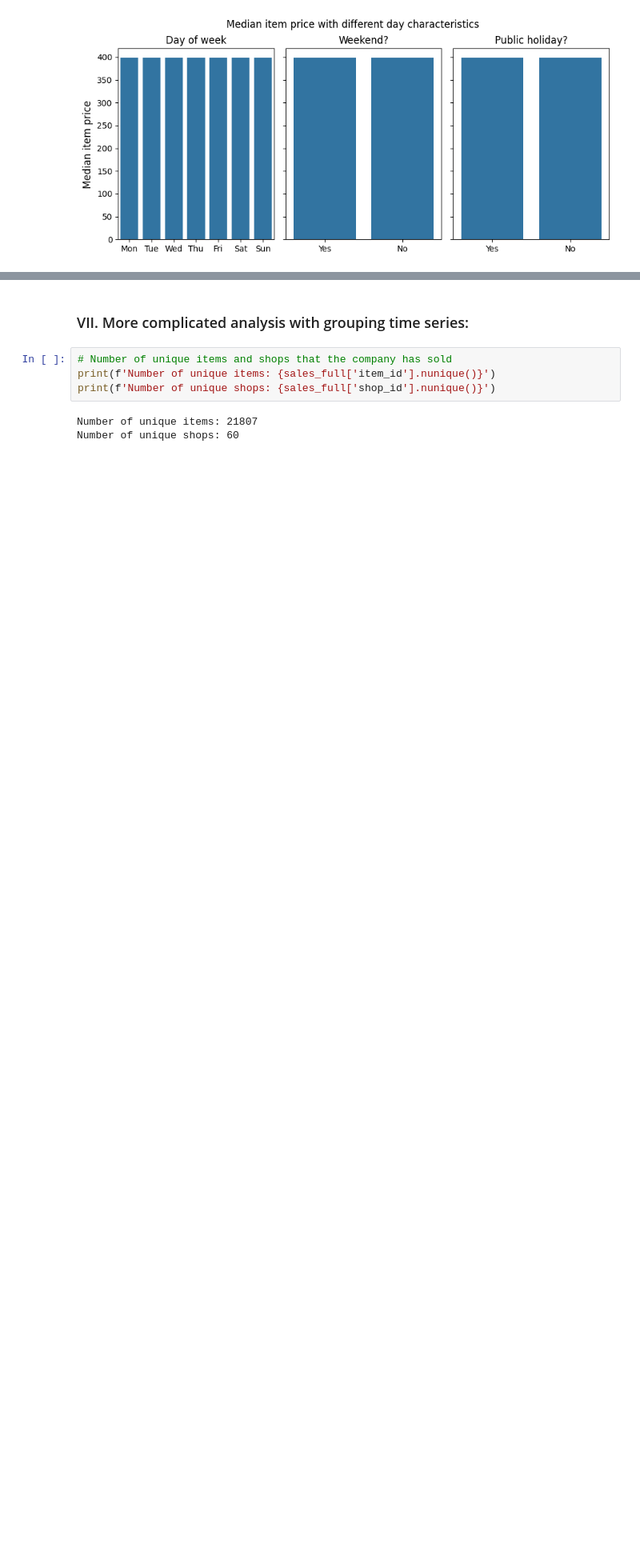
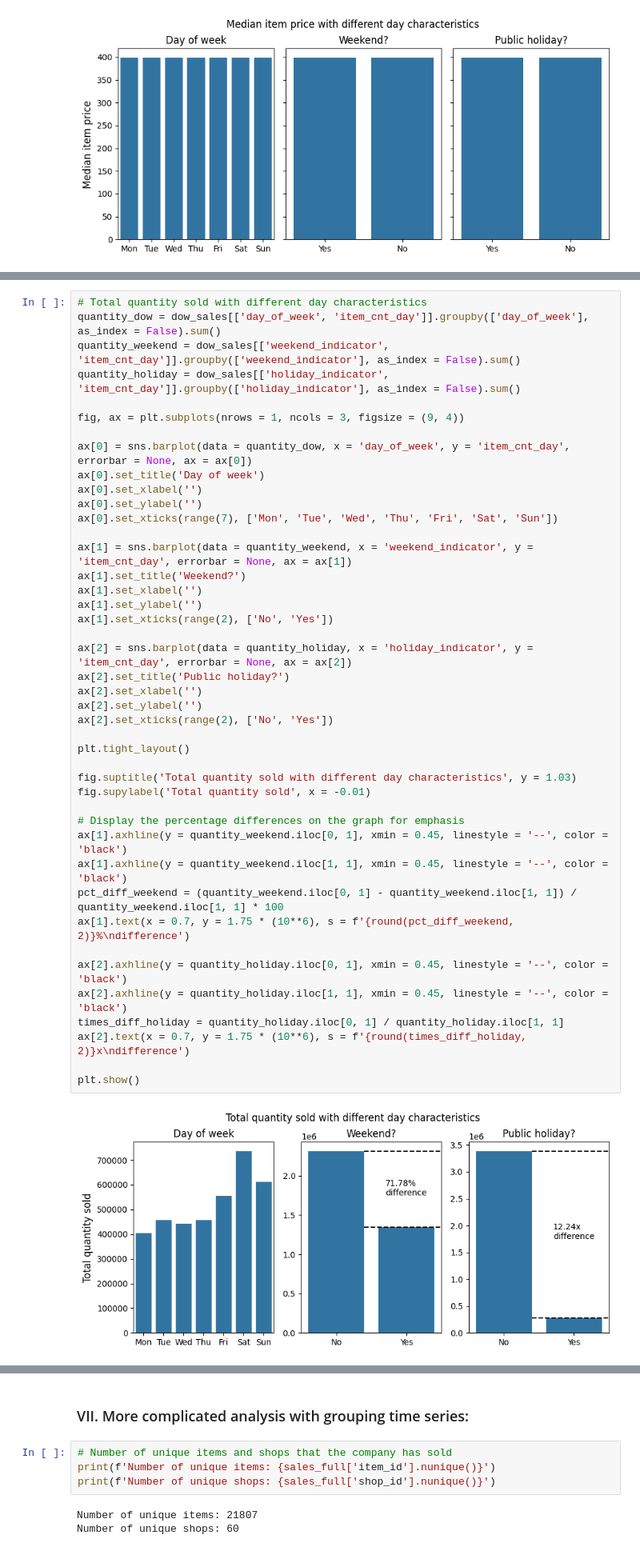
Before and after one commit to thaianle/future-sales-prediction, a Jupyter notebook: 01_analysis.ipynb, the cells around one changed output, grey strips where cells are left out. Shown at 80% size. Drawn from its saved outputs; the diff is of its cells as text; blank space fills up the shorter version.

```diff
--- a/01_analysis.ipynb
+++ b/01_analysis.ipynb
@@ -889 +887,46 @@ dow_day_transactions
+# %%
+# Total quantity sold with different day characteristics
+quantity_dow = dow_sales[['day_of_week', 'item_cnt_day']].groupby(['day_of_week'], as_index = False).sum()
+quantity_weekend = dow_sales[['weekend_indicator', 'item_cnt_day']].groupby(['weekend_indicator'], as_index = False).sum()
+quantity_holiday = dow_sales[['holiday_indicator', 'item_cnt_day']].groupby(['holiday_indicator'], as_index = False).sum()
+
+fig, ax = plt.subplots(nrows = 1, ncols = 3, figsize = (9, 4))
+
+ax[0] = sns.barplot(data = quantity_dow, x = 'day_of_week', y = 'item_cnt_day', errorbar = None, ax = ax[0])
+ax[0].set_title('Day of week')
+ax[0].set_xlabel('')
+ax[0].set_ylabel('')
+ax[0].set_xticks(range(7), ['Mon', 'Tue', 'Wed', 'Thu', 'Fri', 'Sat', 'Sun'])
+
+ax[1] = sns.barplot(data = quantity_weekend, x = 'weekend_indicator', y = 'item_cnt_day', errorbar = None, ax = ax[1])
+ax[1].set_title('Weekend?')
+ax[1].set_xlabel('')
+ax[1].set_ylabel('')
+ax[1].set_xticks(range(2), ['No', 'Yes'])
+
+ax[2] = sns.barplot(data = quantity_holiday, x = 'holiday_indicator', y = 'item_cnt_day', errorbar = None, ax = ax[2])
+ax[2].set_title('Public holiday?')
+ax[2].set_xlabel('')
+ax[2].set_ylabel('')
+ax[2].set_xticks(range(2), ['No', 'Yes'])
+
+plt.tight_layout()
+
+fig.suptitle('Total quantity sold with different day characteristics', y = 1.03)
+fig.supylabel('Total quantity sold', x = -0.01)
+
+# Display the percentage differences on the graph for emphasis
+ax[1].axhline(y = quantity_weekend.iloc[0, 1], xmin = 0.45, linestyle = '--', color = 'black')
+ax[1].axhline(y = quantity_weekend.iloc[1, 1], xmin = 0.45, linestyle = '--', color = 'black')
+pct_diff_weekend = (quantity_weekend.iloc[0, 1] - quantity_weekend.iloc[1, 1]) / quantity_weekend.iloc[1, 1] * 100
+ax[1].text(x = 0.7, y = 1.75 * (10**6), s = f'{round(pct_diff_weekend, 2)}%\ndifference')
+
+ax[2].axhline(y = quantity_holiday.iloc[0, 1], xmin = 0.45, linestyle = '--', color = 'black')
+ax[2].axhline(y = quantity_holiday.iloc[1, 1], xmin = 0.45, linestyle = '--', color = 'black')
+times_diff_holiday = quantity_holiday.iloc[0, 1] / quantity_holiday.iloc[1, 1]
+ax[2].text(x = 0.7, y = 1.75 * (10**6), s = f'{round(times_diff_holiday, 2)}x\ndifference')
+
+plt.show()
+# %% [output]
+[figure, added]
 # %%
```
Also changed, not shown: parts of 10 cells of this notebook.
